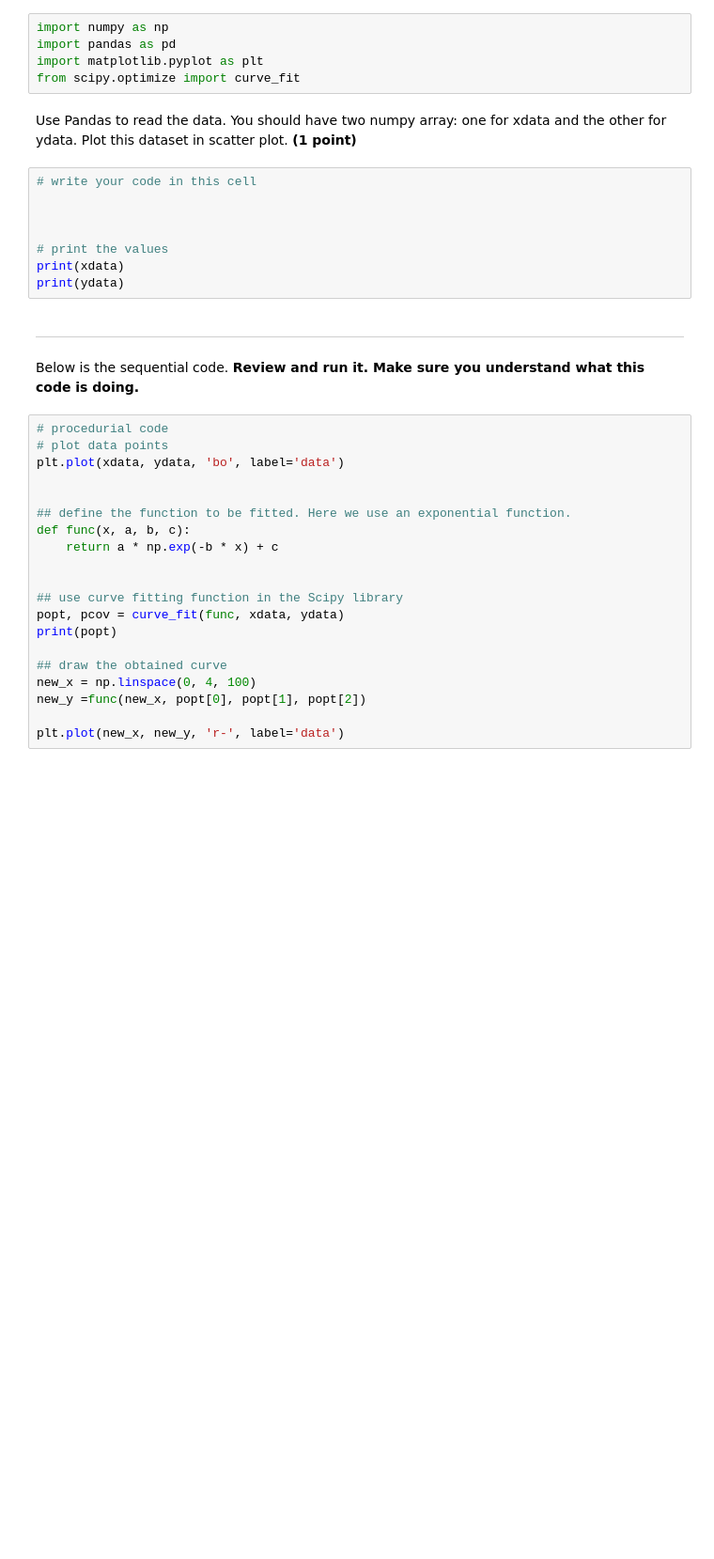
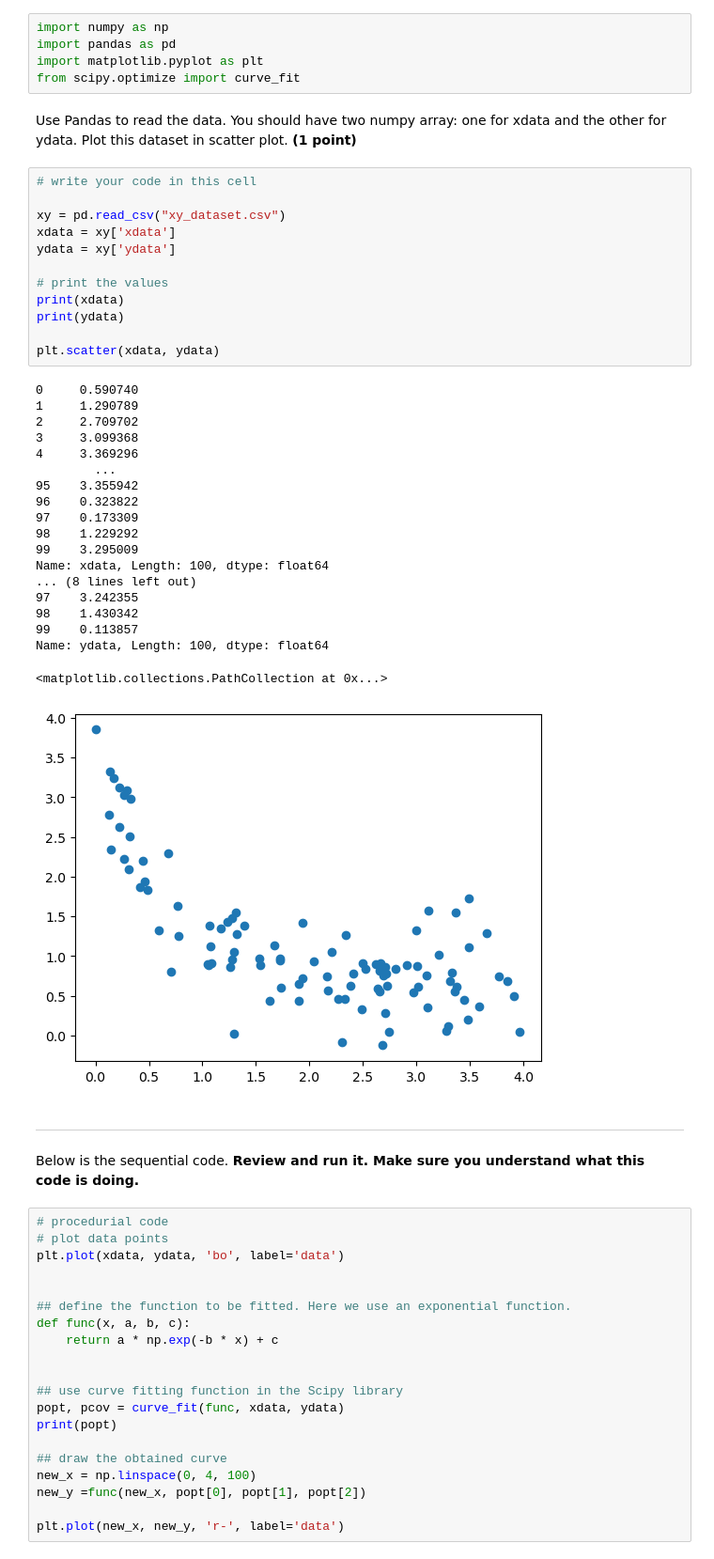
Before and after one commit to THaysMSU/CMSE202-s25-turnin, a Jupyter notebook: hw-01/HW-01_GitPracticeDebuggingPythonPackagesAndClasses-SS25-THAYS.ipynb, the cells around one changed output. Shown at 94% size. Drawn from its saved outputs; the diff is of its cells as text; blank space fills up the shorter version.

```diff
--- a/hw-01/HW-01_GitPracticeDebuggingPythonPackagesAndClasses-SS25-THAYS.ipynb
+++ b/hw-01/HW-01_GitPracticeDebuggingPythonPackagesAndClasses-SS25-THAYS.ipynb
@@ -505,11 +506,35 @@ Use Pandas to read the data. You should have two numpy array: one for xdata and
 # %%
 # write your code in this cell
 
-
+xy = pd.read_csv("xy_dataset.csv")
+xdata = xy['xdata']
+ydata = xy['ydata']
 
 # print the values
 print(xdata)
 print(ydata)
+
+plt.scatter(xdata, ydata)
+# %% [output]
+0     0.590740
+1     1.290789
+2     2.709702
+3     3.099368
+4     3.369296
+        ...
+95    3.355942
+96    0.323822
+97    0.173309
+98    1.229292
+99    3.295009
+Name: xdata, Length: 100, dtype: float64
+... (8 lines left out)
+97    3.242355
+98    1.430342
+99    0.113857
+Name: ydata, Length: 100, dtype: float64
+<matplotlib.collections.PathCollection at 0x...>
+[figure, added]
 # %% [markdown]
 ---
 Below is the sequential code. **Review and run it. Make sure you understand what this code is doing.**
```
Also changed, not shown: parts of 14 cells of this notebook.
